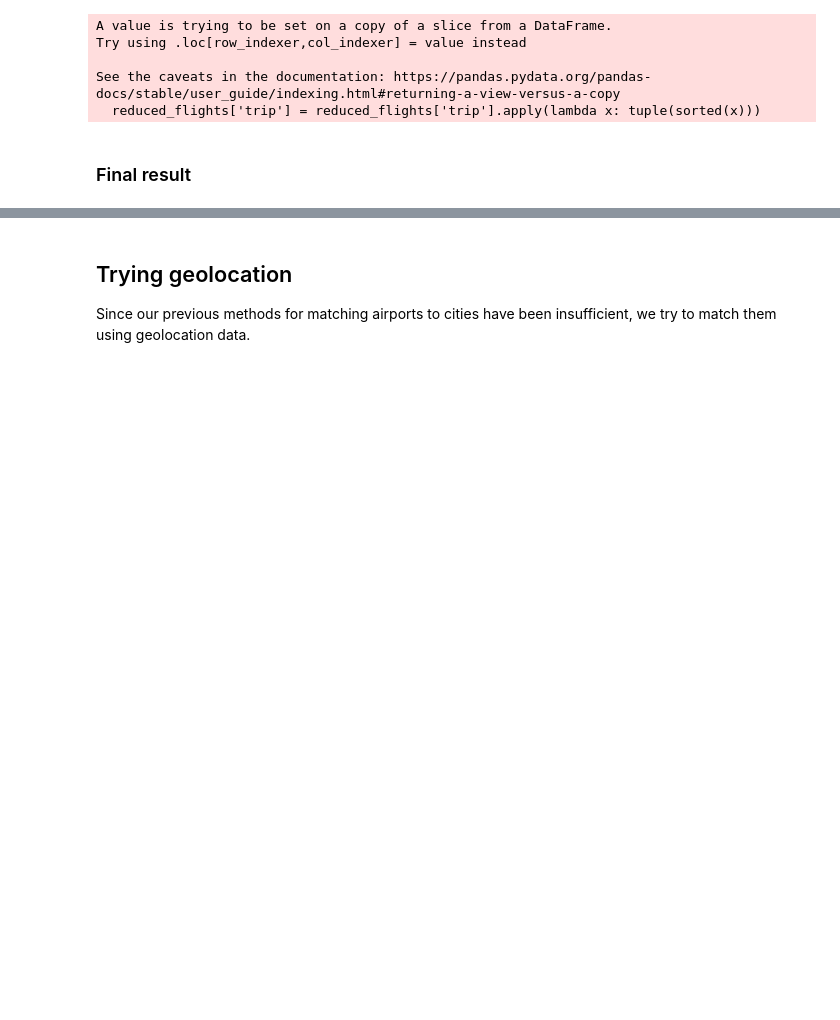
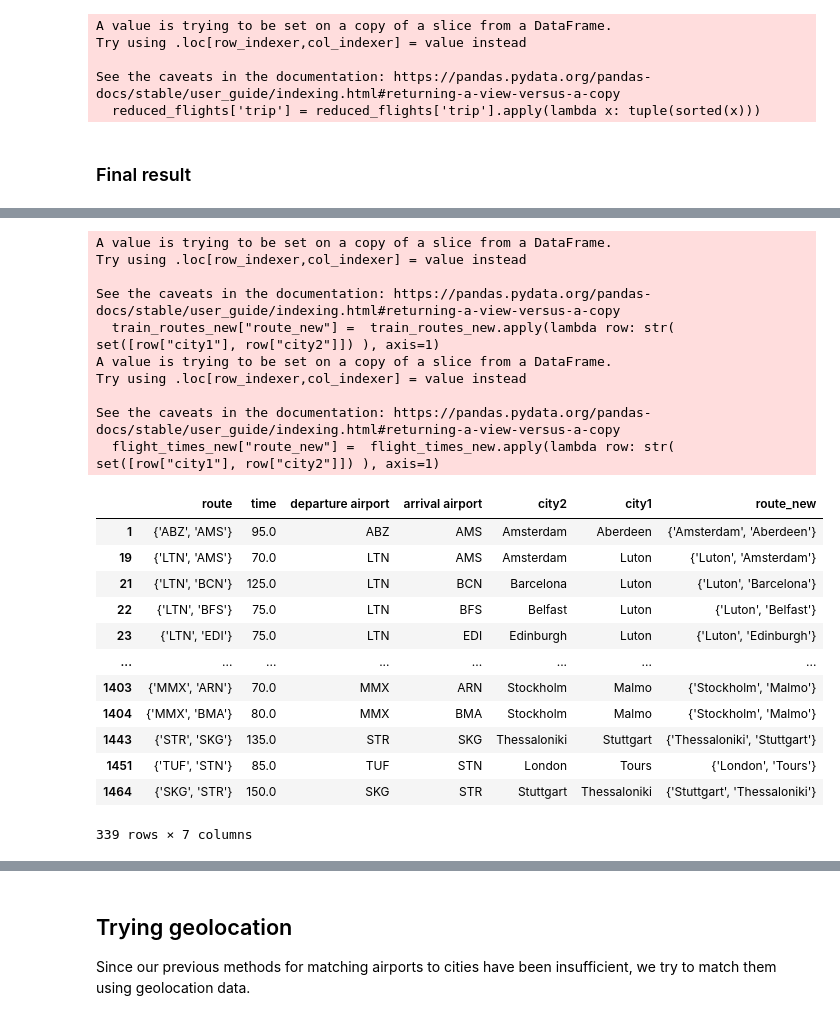
Before and after one commit to RabDou44/DOPP_group18, a Jupyter notebook: final notebook/Single_notebook.ipynb, the cells around one changed output, grey strips where cells are left out. Cells and saved outputs as stored; diff of their text form; code cells hidden in the pictures; blank space fills up the shorter version.

```diff
--- a/final notebook/Single_notebook.ipynb
+++ b/final notebook/Single_notebook.ipynb
@@ -998,0 +1078,13 @@ flights_and_trains
+# %%
+# find flight routes for Matches
+flight_times_arrival = flight_times.merge(airport_cities_mapping, right_on="original_city", left_on= "arrival city")
+flight_times_arrival.drop(["arrival city", "original_city"], axis=1, inplace=True)
+flight_times_arrival.rename(columns={"city_new":"city2"}, inplace=True)
+
+flight_times_departure = flight_times_arrival.merge(airport_cities_mapping, right_on="original_city", left_on= "departure city")
+flight_times_departure.drop(["departure city", "original_city"], axis=1, inplace=True)
+flight_times_departure.rename(columns={"city_new":"city1"}, inplace=True)
+
+flight_times_new = flight_times_departure.loc[flight_times_departure["city1"].isin(matches) & flight_times_departure["city2"].isin(matches)]
+# flight_times_new.to_csv("../datasets/flight_times_cleaned.csv",index=False)
+flight_times_new
@@ -998,0 +1136,29 @@ flights_and_trains
+# %%
+# math routes
+train_routes_new["route_new"] =  train_routes_new.apply(lambda row: str( set([row["city1"], row["city2"]]) ), axis=1)
+flight_times_new["route_new"] =  flight_times_new.apply(lambda row: str( set([row["city1"], row["city2"]]) ), axis=1)
+flight_times_new
+# %% [output]
+A value is trying to be set on a copy of a slice from a DataFrame.
+Try using .loc[row_indexer,col_indexer] = value instead
+
+See the caveats in the documentation: https://pandas.pydata.org/pandas-docs/stable/user_guide/indexing.html#returning-a-view-versus-a-copy
+  train_routes_new["route_new"] =  train_routes_new.apply(lambda row: str( set([row["city1"], row["city2"]]) ), axis=1)
+A value is trying to be set on a copy of a slice from a DataFrame.
+Try using .loc[row_indexer,col_indexer] = value instead
+
+See the caveats in the documentation: https://pandas.pydata.org/pandas-docs/stable/user_guide/indexing.html#returning-a-view-versus-a-copy
+  flight_times_new["route_new"] =  flight_times_new.apply(lambda row: str( set([row["city1"], row["city2"]]) ), axis=1)
+|  | route | time | departure airport | arrival airport | city2 | city1 | route_new |
+| 1 | {'ABZ', 'AMS'} | 95.0 | ABZ | AMS | Amsterdam | Aberdeen | {'Amsterdam', 'Aberdeen'} |
+| 19 | {'LTN', 'AMS'} | 70.0 | LTN | AMS | Amsterdam | Luton | {'Luton', 'Amsterdam'} |
+| 21 | {'LTN', 'BCN'} | 125.0 | LTN | BCN | Barcelona | Luton | {'Luton', 'Barcelona'} |
+| 22 | {'LTN', 'BFS'} | 75.0 | LTN | BFS | Belfast | Luton | {'Luton', 'Belfast'} |
+| 23 | {'LTN', 'EDI'} | 75.0 | LTN | EDI | Edinburgh | Luton | {'Luton', 'Edinburgh'} |
+| ... | ... | ... | ... | ... | ... | ... | ... |
+| 1403 | {'MMX', 'ARN'} | 70.0 | MMX | ARN | Stockholm | Malmo | {'Stockholm', 'Malmo'} |
+| 1404 | {'MMX', 'BMA'} | 80.0 | MMX | BMA | Stockholm | Malmo | {'Stockholm', 'Malmo'} |
+| 1443 | {'STR', 'SKG'} | 135.0 | STR | SKG | Thessaloniki | Stuttgart | {'Thessaloniki', 'Stuttgart'} |
+| 1451 | {'TUF', 'STN'} | 85.0 | TUF | STN | London | Tours | {'London', 'Tours'} |
+| 1464 | {'SKG', 'STR'} | 150.0 | SKG | STR | Stuttgart | Thessaloniki | {'Stuttgart', 'Thessaloniki'} |
+339 rows × 7 columns
```
Also changed, not shown: parts of 10 cells of this notebook.
